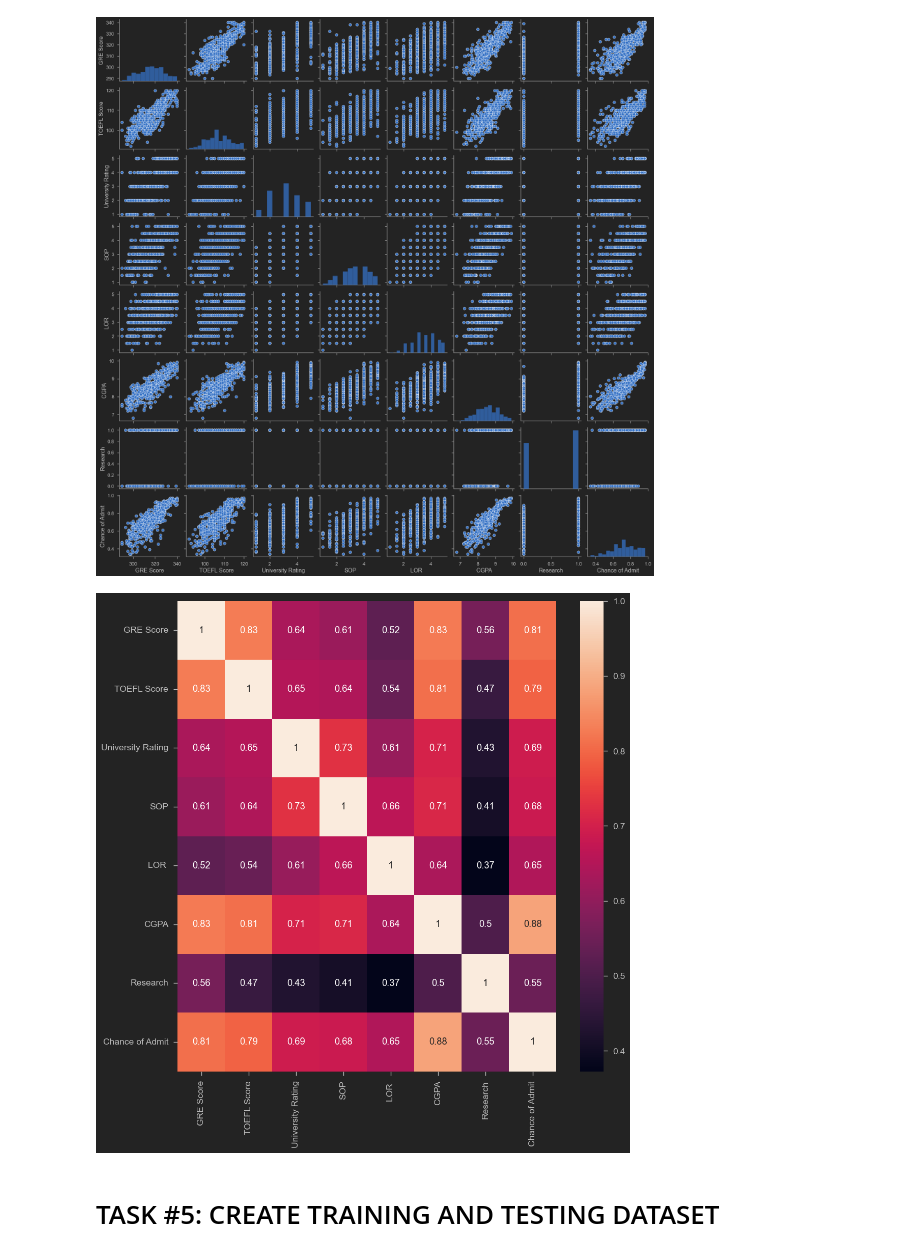
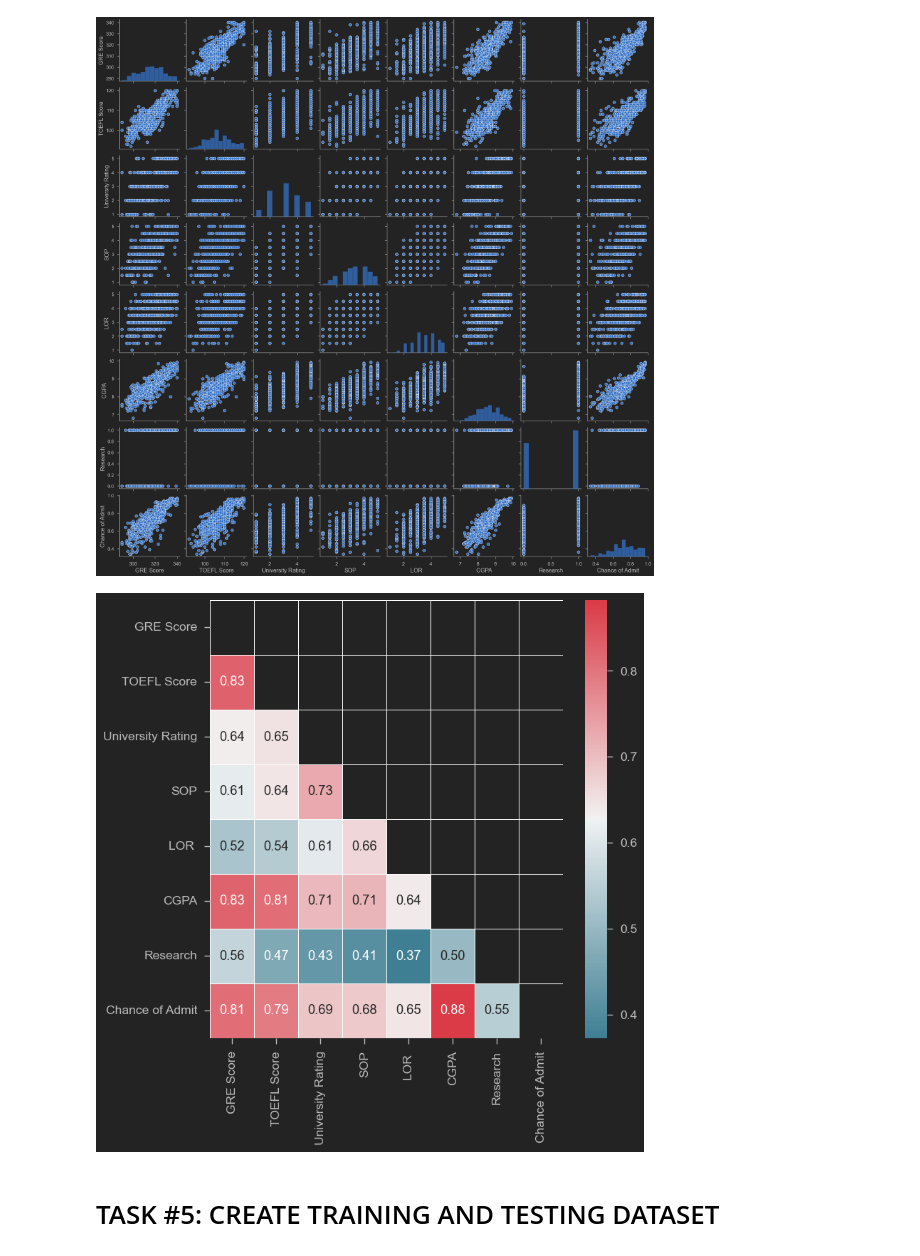
Before and after one commit to leon-czarlinski/UniversityAdmission, a Jupyter notebook: src/Graduate_Admission_Prediction.ipynb, the cells around one changed output. Drawn from its saved outputs; the diff is of its cells as text; code cells hidden in the pictures.

Commit message:
changes on correlation matrix

```diff
--- a/src/Graduate_Admission_Prediction.ipynb
+++ b/src/Graduate_Admission_Prediction.ipynb
@@ -184,14 +184,18 @@ sns.pairplot(admission_df)
 # %%
 #plot the correlations.
 corr_matrix = admission_df.corr()
-plt.figure(figsize = (12, 12))
-sns.heatmap(corr_matrix, annot = True)
+fig, ax = plt.subplots(figsize=(8,8))
+colormap = sns.diverging_palette(220, 10, as_cmap=True)
+dropSelf = np.zeros_like(corr_matrix)
+dropSelf[np.triu_indices_from(dropSelf)] = True
+colormap = sns.diverging_palette(220, 10, as_cmap=True)
+sns.heatmap(corr_matrix, cmap=colormap, linewidths=.5, annot=True, fmt=".2f", mask=dropSelf)
 plt.show()
 #Example: students that have a higher TOEFL score tend to have a higher GRE score. The are positevly related
 #Heatmap use colors to compare categories in a data set.
 #They are mainly used to show relationships between two variables and used a system of color-coding to represent different values
 # %% [output]
-[figure, old version]
+[figure, new version]
 # %% [markdown]
 # TASK #5: CREATE TRAINING AND TESTING DATASET
 # %%
```
